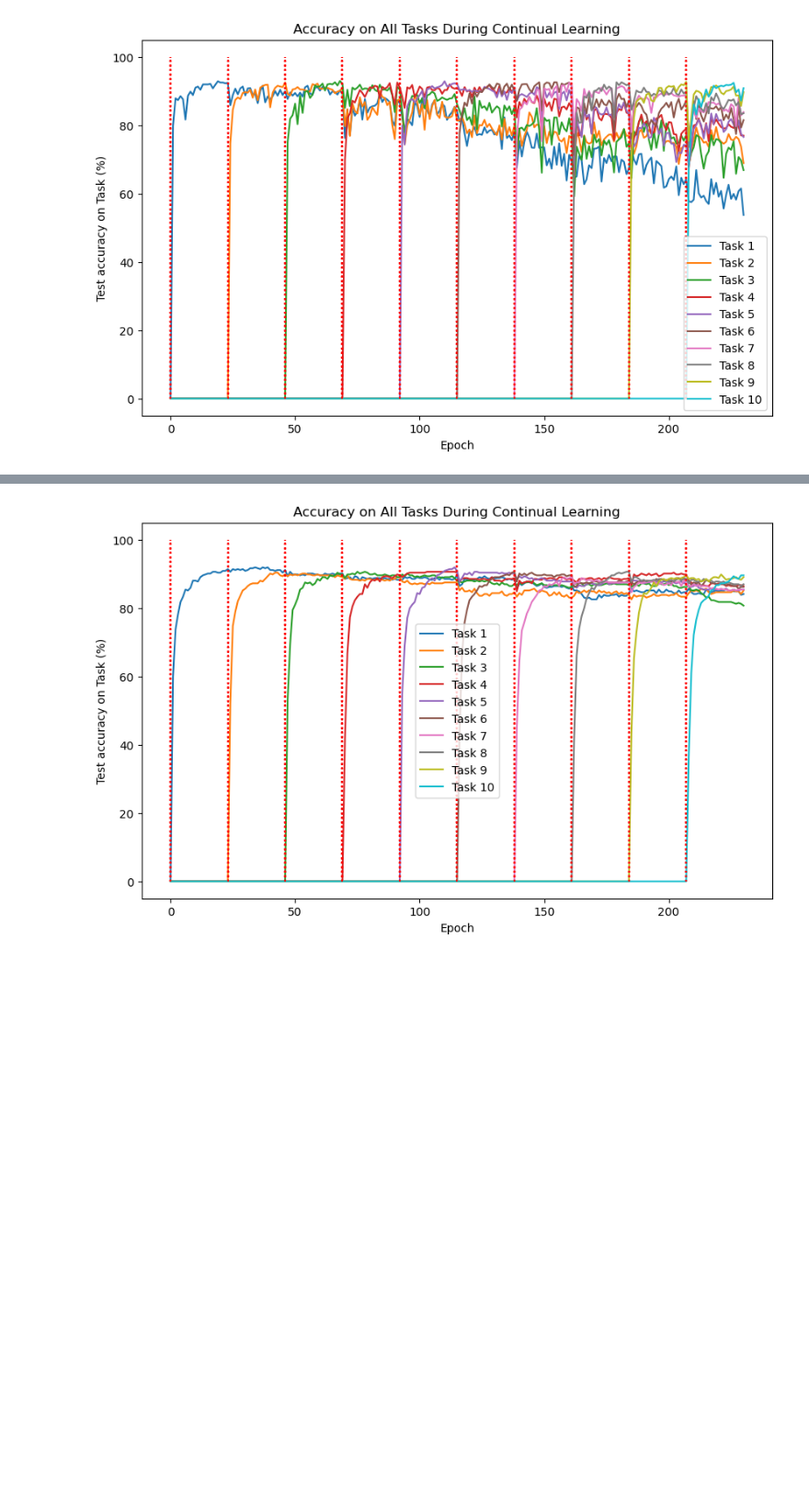
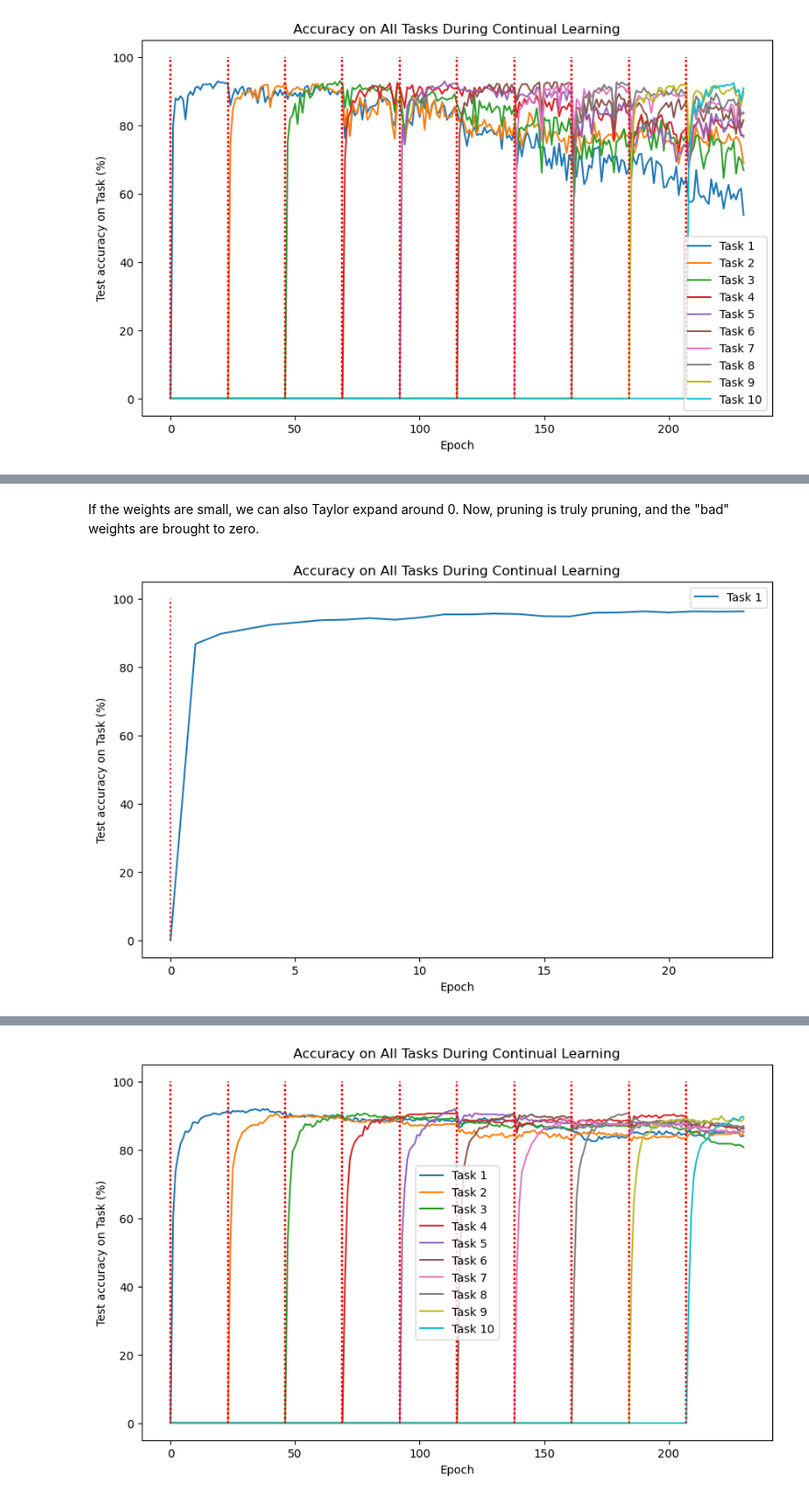
Before and after one commit to ZadorLaboratory/NeuralTangentEnsemble, a Jupyter notebook: pytorch_demo/demo_pruning.ipynb, the cells around one changed output, grey strips where cells are left out. Shown: that part at 92% size. Cells and saved outputs as stored; diff of their text form; code cells hidden in the pictures; blank space fills up the shorter version.

```diff
--- a/pytorch_demo/demo_pruning.ipynb
+++ b/pytorch_demo/demo_pruning.ipynb
@@ -527,0 +438,38 @@ Text(0.5, 1.0, 'Noise level 0.001')
+# %% [markdown]
+If the weights are small, we can also Taylor expand around 0. Now, pruning is truly pruning, and the "bad" weights are brought to zero.
+# %%
+
+num_rounds = 1  # Number of datasets to create and train on
+num_epochs = 1  # Number of epochs to train on each dataset
+all_accuracies = []
+
+if torch.backends.mps.is_available():
+    device = "mps"
+else:
+    device = torch.device("cuda" if torch.cuda.is_available() else "cpu")
+
+model = MLP(input_dim=784, output_dim=10, num_features=100_000, n_layers=2)  # Initialize the model
+model = perturb_model(model.to(device), 1e-5)
+
+init_model = None
+
+optimizer = NTKPruner(model.parameters(),init_model, prune_rate=0.01, momentum=0.99, cutoff_method='gaussian')
+
+eval_interval = 20
+
+for r in range(num_rounds):
+    train_loader, test_loader = shuffled_MNIST(128)  # Create new shuffled dataset
+    # Update all test loaders to include the new test set
+    if r == 0:
+        all_test_loaders = [test_loader]
+        # start on a good foot
+    else:
+        all_test_loaders.append(test_loader)
+
+    # Train the model and evaluate on all datasets
+    accuracies = train_and_evaluate(model, train_loader, all_test_loaders, optimizer, num_epochs,device, eval_interval, test_batches=10,log_edges=False)
+    all_accuracies.append(accuracies)
+
+plot_accuracies(all_accuracies, num_epochs, num_rounds, eval_interval, train_loader)
+# %% [output]
+[figure, added]
```
Also changed, not shown: parts of 12 cells of this notebook.
